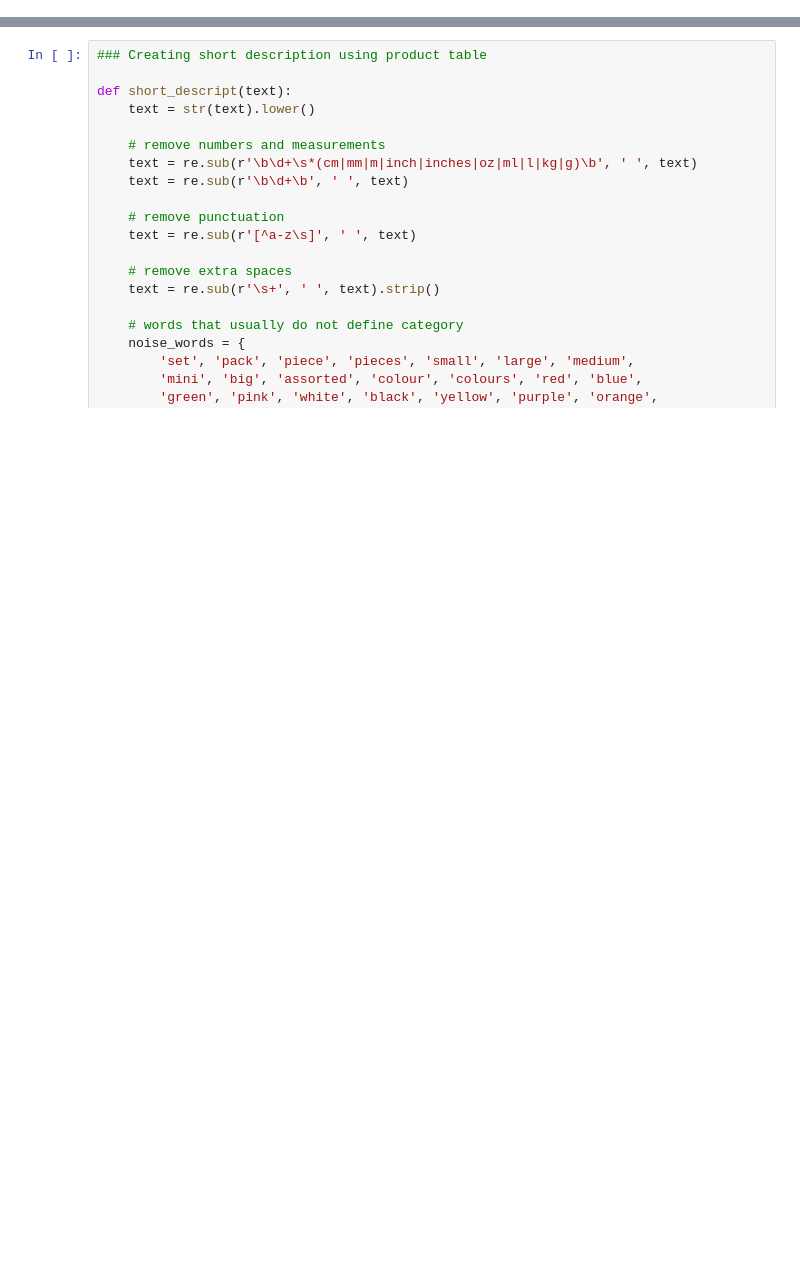
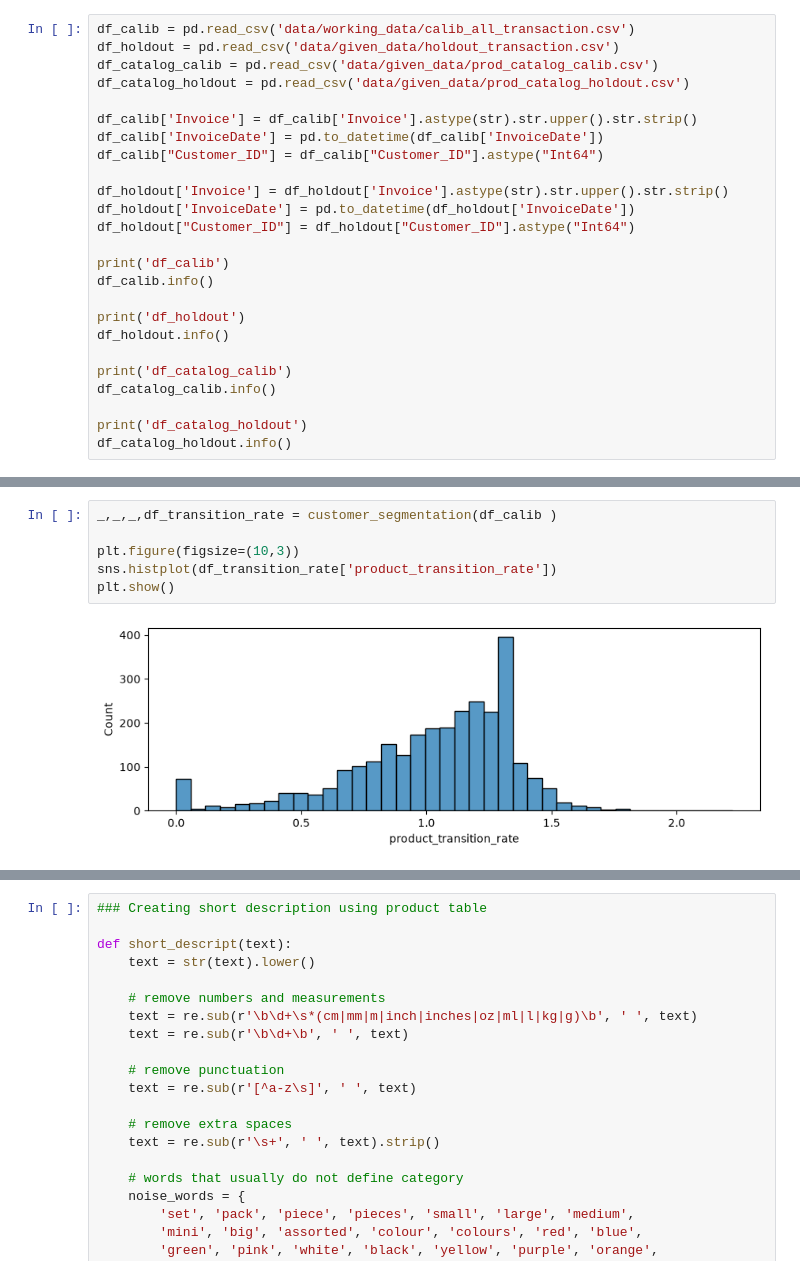
Before and after one commit to amdirfan88/customer-clv, a Jupyter notebook: 04_product_reco.ipynb, the cells around one changed output, grey strips where cells are left out. Cells and saved outputs as stored; diff of their text form; blank space fills up the shorter version.

```diff
--- a/04_product_reco.ipynb
+++ b/04_product_reco.ipynb
@@ -82,0 +56,25 @@ def ndcg_at_k(recommended, relevant):
+# %%
+df_calib = pd.read_csv('data/working_data/calib_all_transaction.csv')
+df_holdout = pd.read_csv('data/given_data/holdout_transaction.csv')
+df_catalog_calib = pd.read_csv('data/given_data/prod_catalog_calib.csv')
+df_catalog_holdout = pd.read_csv('data/given_data/prod_catalog_holdout.csv')
+
+df_calib['Invoice'] = df_calib['Invoice'].astype(str).str.upper().str.strip()
+df_calib['InvoiceDate'] = pd.to_datetime(df_calib['InvoiceDate'])
+df_calib["Customer_ID"] = df_calib["Customer_ID"].astype("Int64")
+
+df_holdout['Invoice'] = df_holdout['Invoice'].astype(str).str.upper().str.strip()
+df_holdout['InvoiceDate'] = pd.to_datetime(df_holdout['InvoiceDate'])
+df_holdout["Customer_ID"] = df_holdout["Customer_ID"].astype("Int64")
+
+print('df_calib')
+df_calib.info()
+
+print('df_holdout')
+df_holdout.info()
+
+print('df_catalog_calib')
+df_catalog_calib.info()
+
+print('df_catalog_holdout')
+df_catalog_holdout.info()
@@ -82,0 +216,8 @@ def ndcg_at_k(recommended, relevant):
+# %%
+_,_,_,df_transition_rate = customer_segmentation(df_calib )
+
+plt.figure(figsize=(10,3))
+sns.histplot(df_transition_rate['product_transition_rate'])
+plt.show()
+# %% [output]
+[figure, added]
```
Also changed, not shown: parts of 88 cells of this notebook, 7 other files.
